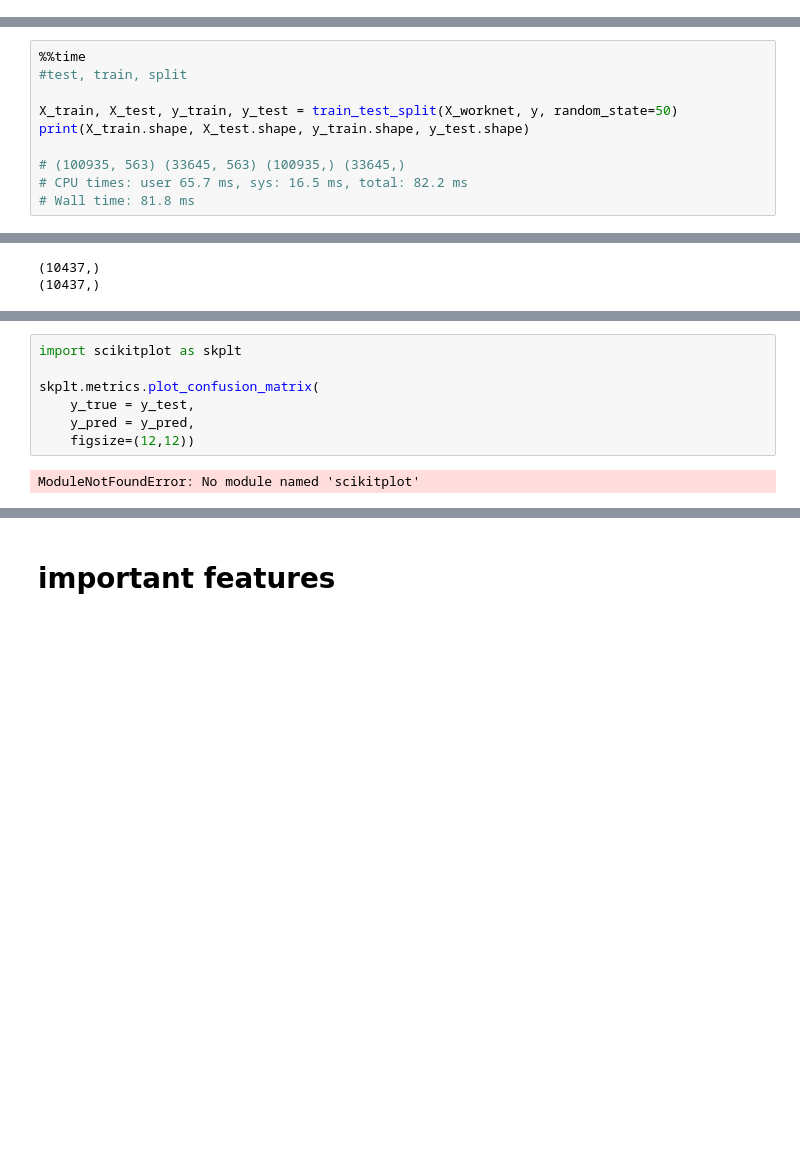
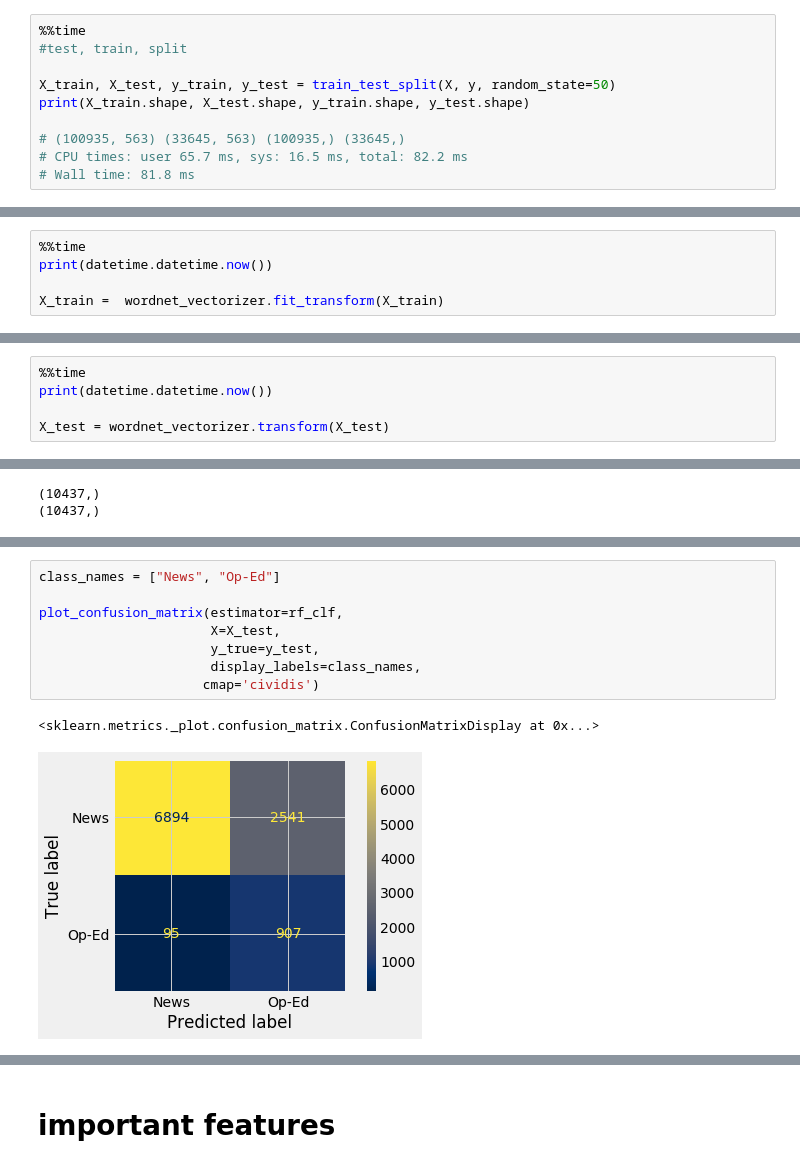
Before and after one commit to dj-betts/Capstone2, a Jupyter notebook: nlp.ipynb, the cells around one changed output, grey strips where cells are left out. Drawn from its saved outputs; the diff is of its cells as text; blank space fills up the shorter version.

```diff
--- a/nlp.ipynb
+++ b/nlp.ipynb
@@ -334,0 +337,10 @@ Wall time: 117 µs
+# %%
+%%time
+#test, train, split
+
+X_train, X_test, y_train, y_test = train_test_split(X, y, random_state=50)
+print(X_train.shape, X_test.shape, y_train.shape, y_test.shape)
+
+# (100935, 563) (33645, 563) (100935,) (33645,)
+# CPU times: user 65.7 ms, sys: 16.5 ms, total: 82.2 ms
+# Wall time: 81.8 ms
@@ -334,0 +351,5 @@ Wall time: 117 µs
+# %%
+%%time
+print(datetime.datetime.now())
+
+X_train =  wordnet_vectorizer.fit_transform(X_train)
@@ -334,0 +360,5 @@ Wall time: 117 µs
+# %%
+%%time
+print(datetime.datetime.now())
+
+X_test = wordnet_vectorizer.transform(X_test)
@@ -368,10 +402,0 @@ X_worknet.shape
-# %%
-%%time
-#test, train, split
-
-X_train, X_test, y_train, y_test = train_test_split(X_worknet, y, random_state=50)
-print(X_train.shape, X_test.shape, y_train.shape, y_test.shape)
-
-# (100935, 563) (33645, 563) (100935,) (33645,)
-# CPU times: user 65.7 ms, sys: 16.5 ms, total: 82.2 ms
-# Wall time: 81.8 ms
@@ -431,9 +454,11 @@ tn:8063 fp:1372 fn:152 tp:850
-# %%
-import scikitplot as skplt
-
-skplt.metrics.plot_confusion_matrix(
-    y_true = y_test,
-    y_pred = y_pred,
-    figsize=(12,12))
-# %% [output]
-ModuleNotFoundError: No module named 'scikitplot'
+# %%
+class_names = ["News", "Op-Ed"]
+
+plot_confusion_matrix(estimator=rf_clf,
+                      X=X_test,
+                      y_true=y_test,
+                      display_labels=class_names,
+                     cmap='cividis')
+# %% [output]
+<sklearn.metrics._plot.confusion_matrix.ConfusionMatrixDisplay at 0x...>
+[figure, added]
```
Also changed, not shown: parts of 33 cells of this notebook, 1 other file.
